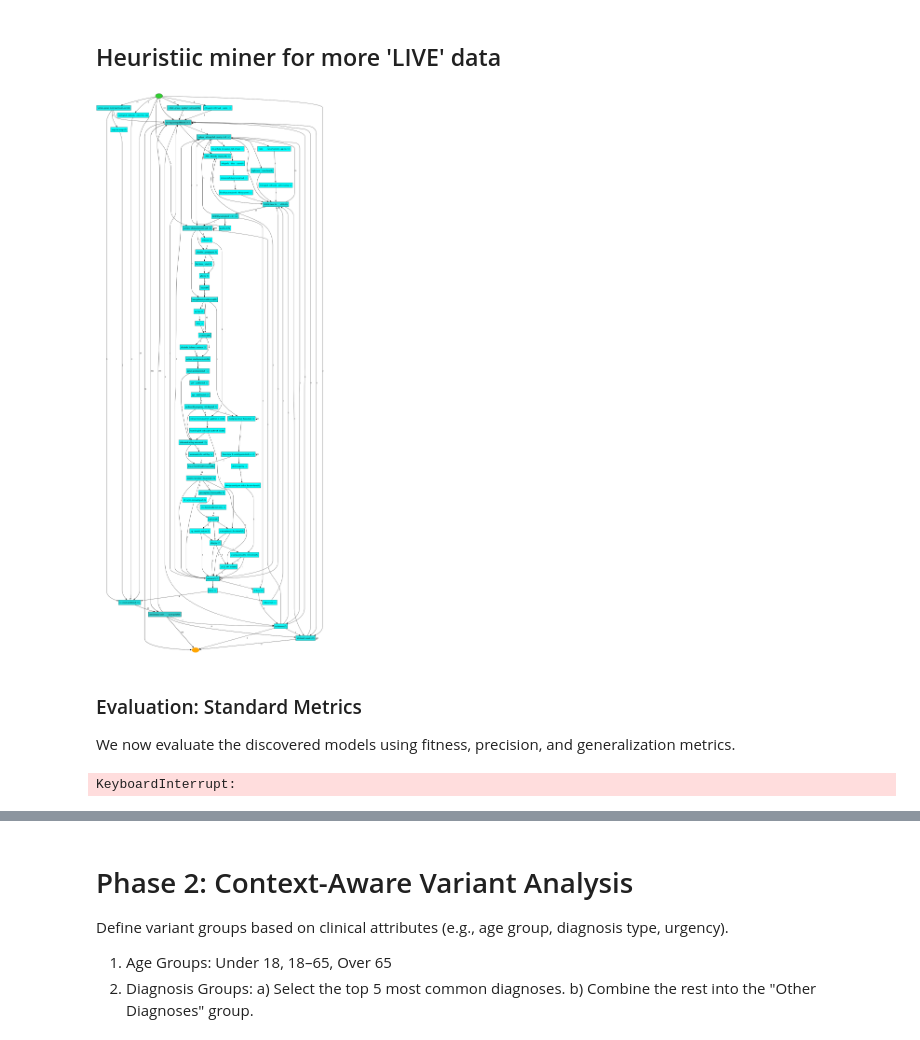
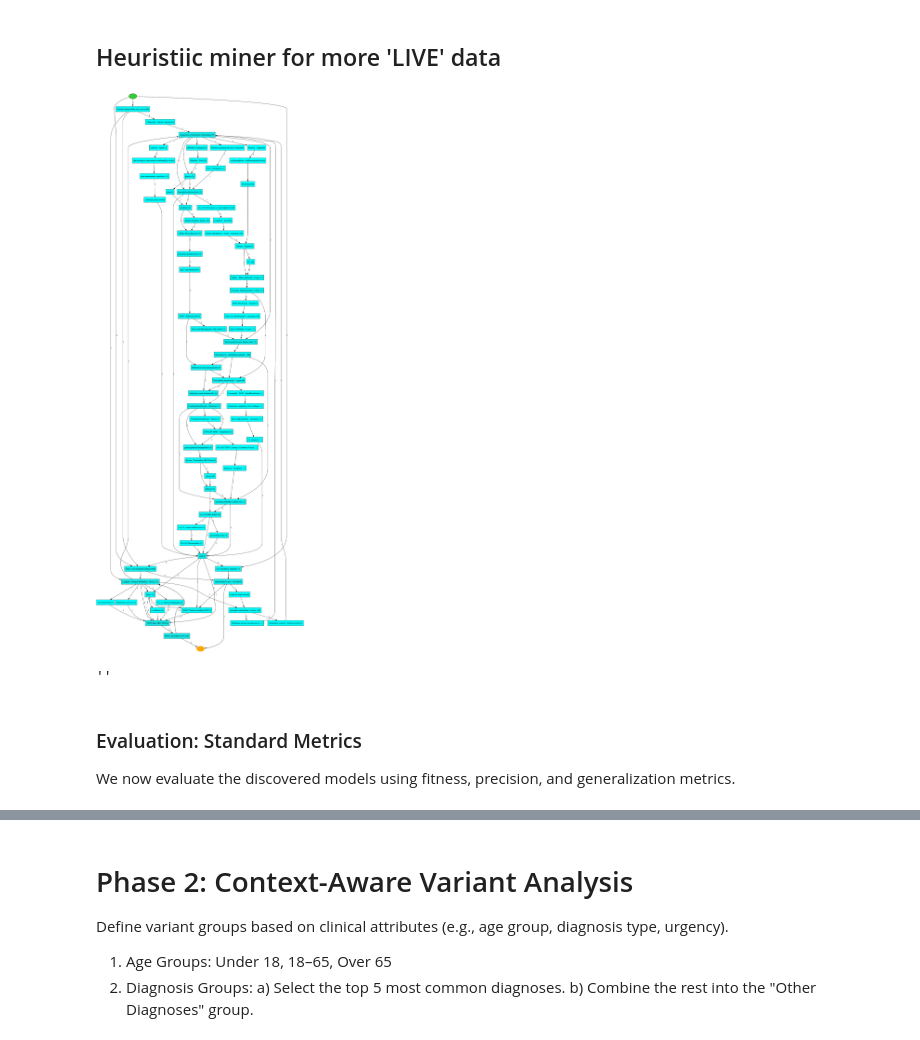
Before and after one commit to SauleZ/Thesis-2025, a Jupyter notebook: hospital_logs.ipynb, the cells around one changed output, grey strips where cells are left out. Cells and saved outputs as stored; diff of their text form; code cells hidden in the pictures.

```diff
--- a/hospital_logs.ipynb
+++ b/hospital_logs.ipynb
@@ -461,0 +651,11 @@ Working with a filtered dataset:
+# %%
+# THE FIRST TRY OF SELECTING ONLY TOP-5 ROUTES
+# Filtering: leaving only the 10 most frequent routes
+from pm4py.algo.filtering.log.variants.variants_filter import filter_variants_top_k
+from pm4py.objects.conversion.log import converter as log_converter
+from pm4py.objects.log.importer.xes import importer as xes_importer
+
+log = xes_importer.apply('data/Hospitals_cleaned.xes')
+k = int(5)
+log_filtered = filter_variants_top_k(log, k=k)
+df_filtered = log_converter.apply(log_filtered, variant=log_converter.Variants.TO_DATA_FRAME)
@@ -501,14 +832,15 @@ pn_visualizer.save(gviz, "data/process_model_50.png")
 from pm4py.algo.discovery.heuristics import algorithm as heuristics_miner
 from pm4py.visualization.heuristics_net import visualizer as hn_visualizer
 # %%
-heu_net = heuristics_miner.apply_heu(log_filtered)
+heu_net = heuristics_miner.apply_heu(df_filtered)
 gviz = hn_visualizer.apply(heu_net)
 hn_visualizer.view(gviz)
 
-# Сохранение красивой картинки
+
 hn_visualizer.save(gviz, "heuristic_model.png")
 # %% [output]
-[figure, old version]
+[figure, new version]
+''
 # %% [markdown]
 ### Evaluation: Standard Metrics
 We now evaluate the discovered models using fitness, precision, and generalization metrics.
@@ -530,10 +862,3 @@ def evaluate_model(logX, netX, imX, fmX):
         "precision": precision_result,
         "generalization": generalization_result
     }
-# %%
-# tree = inductive_miner.apply(log_filtered)
-# net, im, fm = tree_converter.apply(tree)
-
-print(evaluate_model(log_filtered, net, initial_marking, final_marking ))
-# %% [output]
-KeyboardInterrupt:
```
Also changed, not shown: parts of 83 cells of this notebook, 42 other files.
